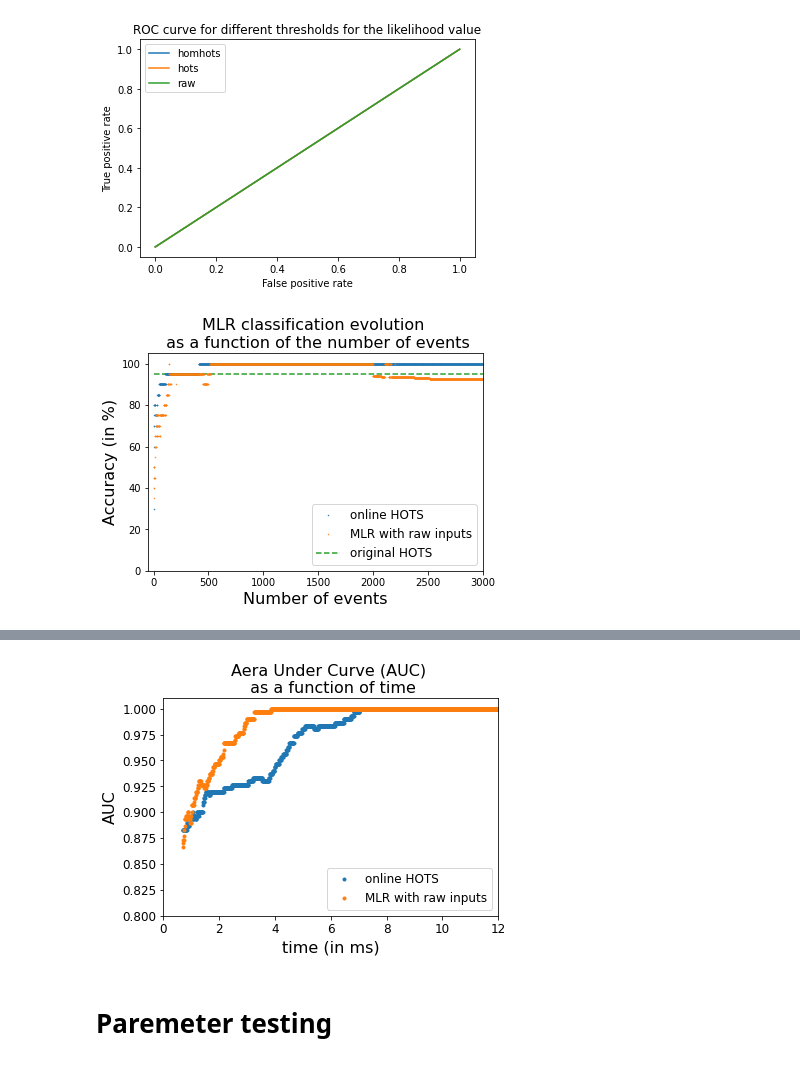
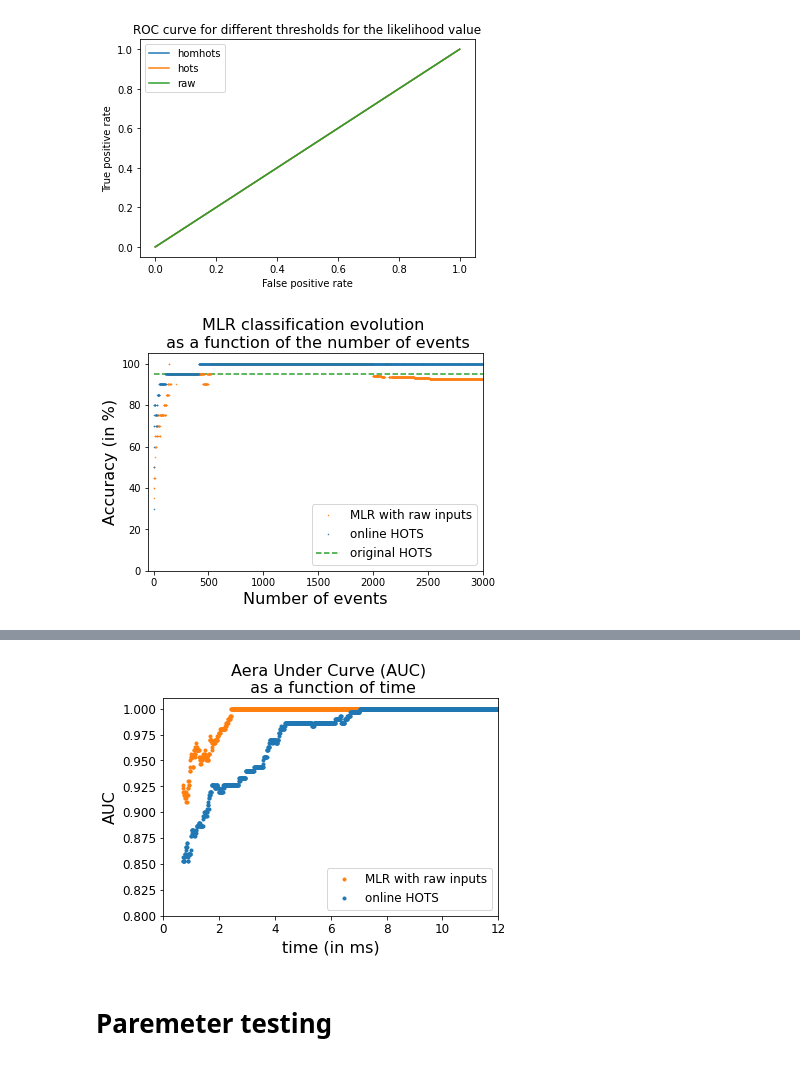
Before and after one commit to SpikeAI/HOTS, a Jupyter notebook: notebooks/RESULTS_02_PokerDVS.ipynb, the cells around one changed output, grey strips where cells are left out. Saved outputs shown, nothing was run; the diff lists cells and outputs as text; code cells hidden in the pictures.

```diff
--- a/notebooks/RESULTS_02_PokerDVS.ipynb
+++ b/notebooks/RESULTS_02_PokerDVS.ipynb
@@ -286,9 +286,9 @@ def fitting(x, a, b):
     return 1-np.exp(-(b*x)**a)
 # %%
 thres = None
-colorz = ['#1f77b4', '#ff7f0e', '#2ca02c', '#d62728', '#9467bd', '#8c564b', '#e377c2', '#7f7f7f', '#bcbd22', '#17becf']
-legend_list = ['original HOTS', 'online HOTS', 'MLR with raw inputs']
-namelist = ['homhots', 'raw']
+colorz = ['#ff7f0e', '#1f77b4', '#2ca02c', '#d62728', '#9467bd', '#8c564b', '#e377c2', '#7f7f7f', '#bcbd22', '#17becf']
+legend_list = ['original HOTS', 'MLR with raw inputs', 'online HOTS']
+namelist = ['raw', 'homhots']
 fig_onl, ax_onl = plt.subplots()
 ax_onl.hlines(95,0,3000, linestyles='dashed', color=colorz[2], label=legend_list[0])
 for namnum, name in enumerate(namelist):
@@ -303,10 +303,12 @@ for namnum, name in enumerate(namelist):
 ax_onl.axis([-50,3000,0,105]);
 ax_onl.set_xlabel('Number of events', fontsize=16);
 ax_onl.set_ylabel('Accuracy (in %)', fontsize=16);
+plt.setp(ax.get_yticklabels(), fontsize=12)
+plt.setp(ax.get_xticklabels(), fontsize=12)
 ax_onl.set_title('MLR classification evolution \n as a function of the number of events', fontsize=16);
 ax_onl.legend(fontsize=12, loc='lower right');
 # %% [output]
-[figure, old version]
+[figure, new version]
 # %%
 printfig(fig_onl, 'poker_online.pdf')
 # %%
@@ -338,41 +340,43 @@ array([[1, 0, 0, 0],
 # %%
 nb_classes = 4
 timesteps = np.arange(700,12000,10)
-namelist = ['homhots', 'raw']
-leg_list = ['online HOTS', 'MLR with raw inputs']
+namelist = ['raw', 'homhots']
+leg_list = ['MLR with raw inputs', 'online HOTS']
+colorz = ['#ff7f0e','#1f77b4', '#2ca02c', '#d62728', '#9467bd', '#8c564b', '#e377c2', '#7f7f7f', '#bcbd22', '#17becf']
 fig, ax = plt.subplots()
 for namnum, name in enumerate(namelist):
     f_name = f'{record_path}{timestr}_LR_results_{name}_{nbclust}_{nb_train}_{nb_test}_{ds_ev}.pkl'
     with open(f_name, 'rb') as file:
         likelihood, true_target, time_scale = pickle.load(file)
     y_true = np.zeros([len(true_target)])
     y_score = np.zeros([len(true_target),nb_classes])
     proba_timestep = np.zeros([len(timesteps),len(true_target),nb_classes])
     i = 0
     for likelihood_, true_target_, time_scale_ in zip(likelihood, true_target, time_scale):
         time_scale_ -= time_scale_[0]
         previous_ind = 0
         for idx, step in enumerate(timesteps):
             ind = np.where(time_scale_<step)[0][-1]
-            proba = np.mean(likelihood_[previous_ind:ind,:], axis=0)
+            #proba = np.mean(likelihood_[previous_ind:ind,:], axis=0)
+            proba = likelihood_[ind,:]
             if np.isnan(proba[0]):
                 proba = proba_timestep[idx-1,i,:]
             proba_timestep[idx,i,:] = proba
         i+=1
     AUC = np.zeros([len(timesteps)])
     for idx, step in enumerate(timesteps):
         #print(proba_timestep[idx,:,:].shape, np.array(true_timestep[idx]))
         AUC[idx] = roc_auc_score(LabelBinarizer().fit_transform(np.array(true_target)),proba_timestep[idx,:,:], multi_class='ovr')
-    ax.plot(timesteps/1e3,AUC, '.', label=leg_list[namnum])
+    ax.plot(timesteps/1e3,AUC, '.', label=leg_list[namnum], color = colorz[namnum])
 ax.axis([0,12,0.8,1.01]);
 ax.set_xlabel('time (in ms)', fontsize=16);
 ax.set_ylabel('AUC', fontsize=16);
 ax.set_title('Aera Under Curve (AUC) \n as a function of time', fontsize=16);
 plt.setp(ax.get_yticklabels(), fontsize=12)
 plt.setp(ax.get_xticklabels(), fontsize=12)
 ax.legend(fontsize=12, loc='lower right');
 # %% [output]
-[figure, old version]
+[figure, new version]
 # %%
 printfig(fig,'poker_auc.pdf')
 # %% [markdown]
```
Also changed, not shown: 4 other files.
